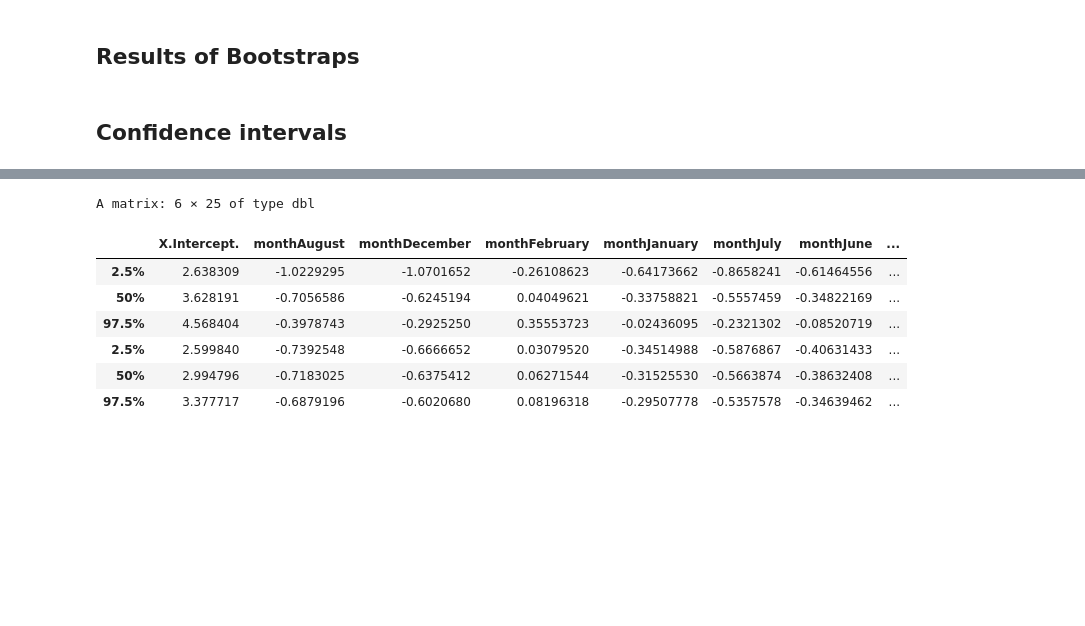
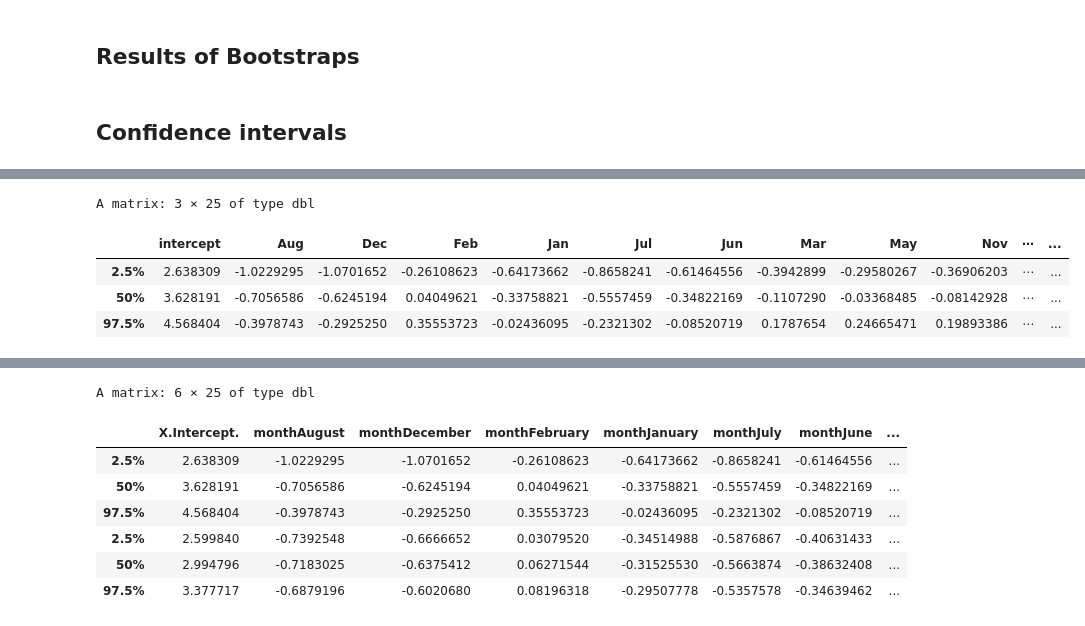
Before and after one commit to LeoKraushaar/protests, a Jupyter notebook: code/R/bootstrap_results.ipynb, the cells around one changed output, grey strips where cells are left out. Saved outputs shown, nothing was run; the diff lists cells and outputs as text; code cells hidden in the pictures; blank space fills up the shorter version.

```diff
--- a/code/R/bootstrap_results.ipynb
+++ b/code/R/bootstrap_results.ipynb
@@ -60,0 +92,8 @@ split_data <- split(results, type)
+# %%
+apply(X=R_data[2:ncol(R_data)], MARGIN = 2, FUN = function(x) interval(x, alpha))
+# %% [output]
+A matrix: 3 × 25 of type dbl
+|  | intercept | Aug | Dec | Feb | Jan | Jul | Jun | Mar | May | Nov | ⋯ | ... |
+| 2.5% | 2.638309 | -1.0229295 | -1.0701652 | -0.26108623 | -0.64173662 | -0.8658241 | -0.61464556 | -0.3942899 | -0.29580267 | -0.36906203 | ⋯ | ... |
+| 50% | 3.628191 | -0.7056586 | -0.6245194 | 0.04049621 | -0.33758821 | -0.5557459 | -0.34822169 | -0.1107290 | -0.03368485 | -0.08142928 | ⋯ | ... |
+| 97.5% | 4.568404 | -0.3978743 | -0.2925250 | 0.35553723 | -0.02436095 | -0.2321302 | -0.08520719 | 0.1787654 | 0.24665471 | 0.19893386 | ⋯ | ... |
```
Also changed, not shown: parts of 14 cells of this notebook, 8 other files.
